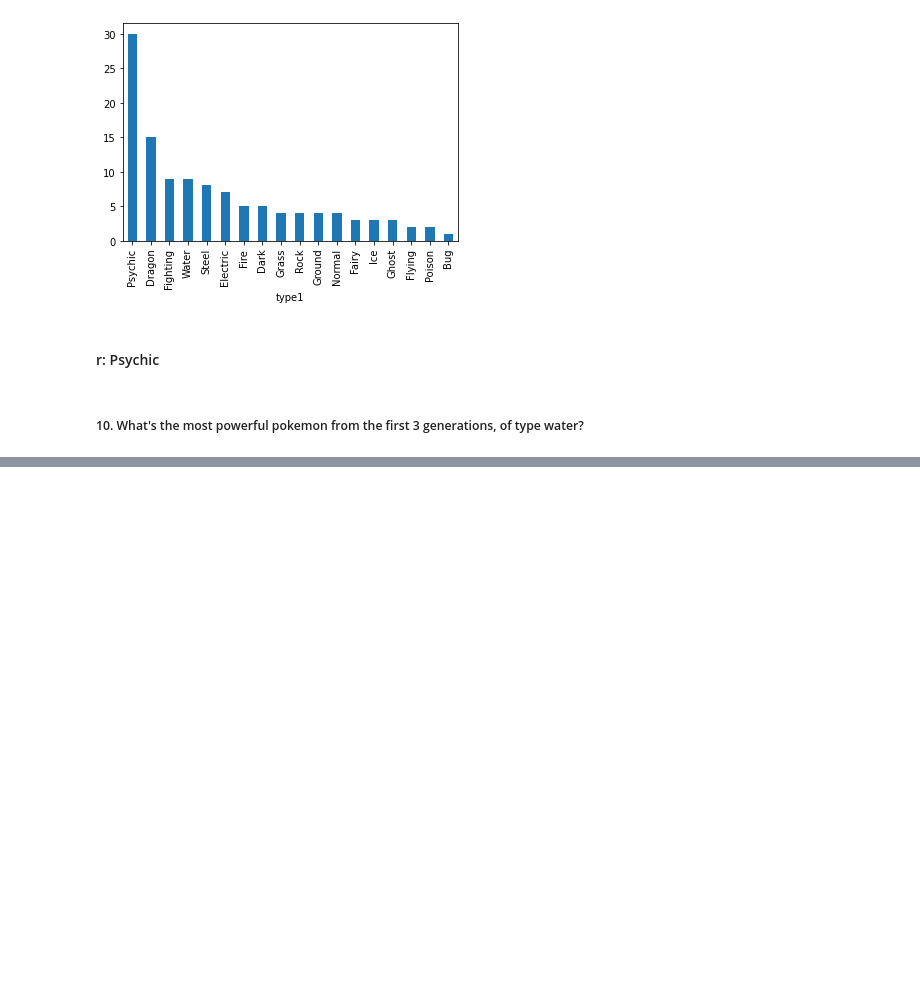
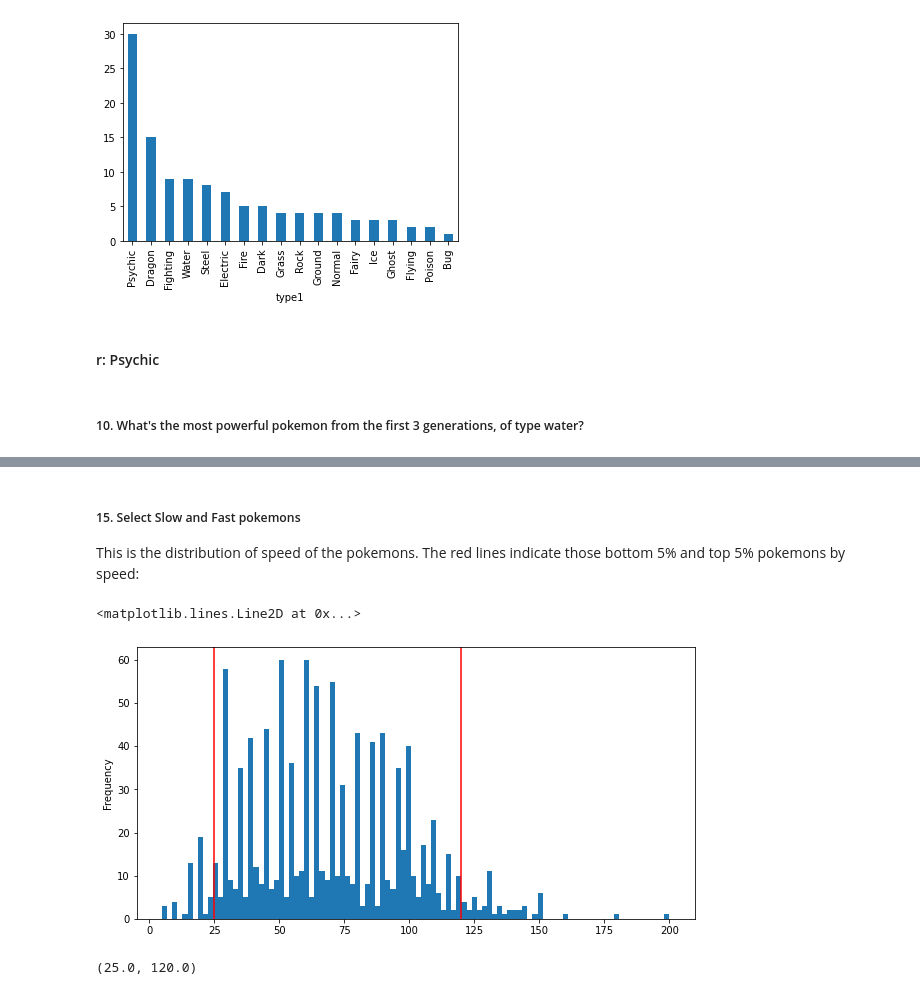
Before and after one commit to MatheusMalta002/Ciencia-de-dados-Pandas, a Jupyter notebook: Filtering_and_sorting/Practicing filtering sorting with Pokemon.ipynb, the cells around one changed output, grey strips where cells are left out. Saved outputs shown, nothing was run; the diff lists cells and outputs as text; code cells hidden in the pictures; blank space fills up the shorter version.

```diff
--- a/Filtering_and_sorting/Practicing filtering sorting with Pokemon.ipynb
+++ b/Filtering_and_sorting/Practicing filtering sorting with Pokemon.ipynb
@@ -322,0 +363,18 @@ In progress... 6 questions left
+# %% [markdown]
+##### 15. Select Slow and Fast pokemons
+
+This is the distribution of speed of the pokemons. The red lines indicate those bottom 5% and top 5% pokemons by speed:
+# %%
+ax = df['speed'].plot(kind='hist', figsize=(10, 5), bins=100)
+ax.axvline(df['speed'].quantile(.05), color='red')
+ax.axvline(df['speed'].quantile(.95), color='red')
+# %% [output]
+<matplotlib.lines.Line2D at 0x...>
+[figure, added]
+# %%
+bottom_5 = df['speed'].quantile(.05)
+top_5 = df['speed'].quantile(.95)
+
+(bottom_5, top_5)
+# %% [output]
+(25.0, 120.0)
```
Also changed, not shown: parts of 18 cells of this notebook.
